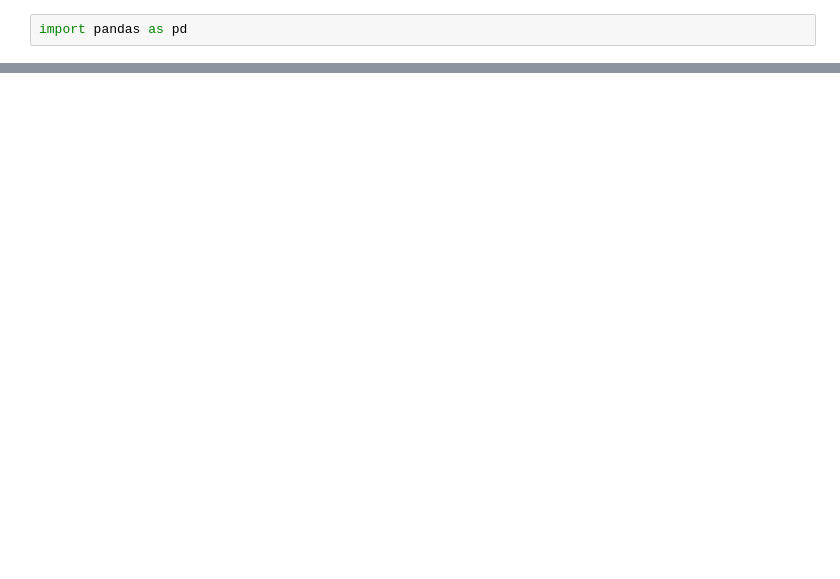
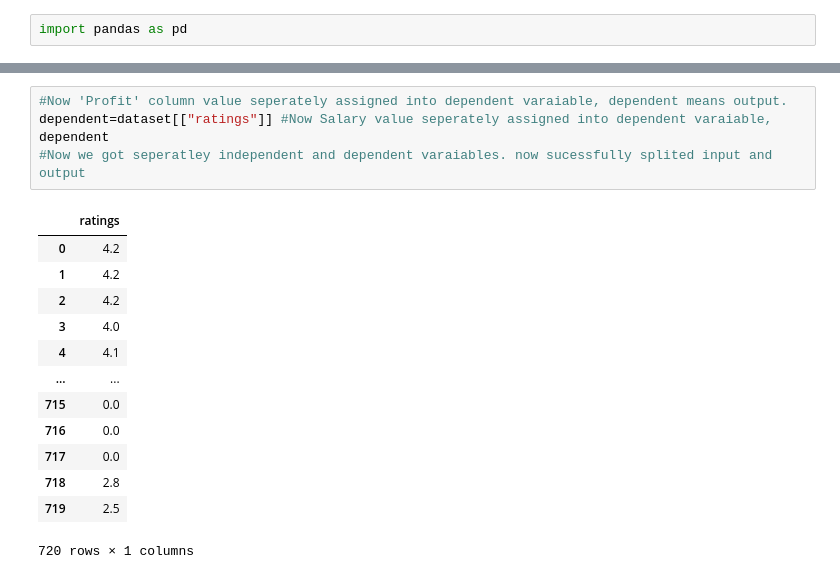
Before and after one commit to Kathirvelgunasekaran/Machine-Learning-and-Data-Science-Capstone-Project, a Jupyter notebook: 4.Using PreprocessedDataset creating Model creation_AirConditioners.ipynb, the cells around one changed output, grey strips where cells are left out. Drawn from its saved outputs; the diff is of its cells as text; blank space fills up the shorter version.

```diff
--- a/4.Using PreprocessedDataset creating Model creation_AirConditioners.ipynb
+++ b/4.Using PreprocessedDataset creating Model creation_AirConditioners.ipynb
@@ -6,0 +48,19 @@ FileNotFoundError: [Errno 2] File b'Preprocessed_Air_Conditioners.csv' does not
+# %%
+#Now 'Profit' column value seperately assigned into dependent varaiable, dependent means output.
+dependent=dataset[["ratings"]] #Now Salary value seperately assigned into dependent varaiable,
+dependent
+#Now we got seperatley independent and dependent varaiables. now sucessfully splited input and output
+# %% [output]
+|  | ratings |
+| 0 | 4.2 |
+| 1 | 4.2 |
+| 2 | 4.2 |
+| 3 | 4.0 |
+| 4 | 4.1 |
+| ... | ... |
+| 715 | 0.0 |
+| 716 | 0.0 |
+| 717 | 0.0 |
+| 718 | 2.8 |
+| 719 | 2.5 |
+720 rows × 1 columns
```
Also changed, not shown: parts of 22 cells of this notebook, 1 other file.
